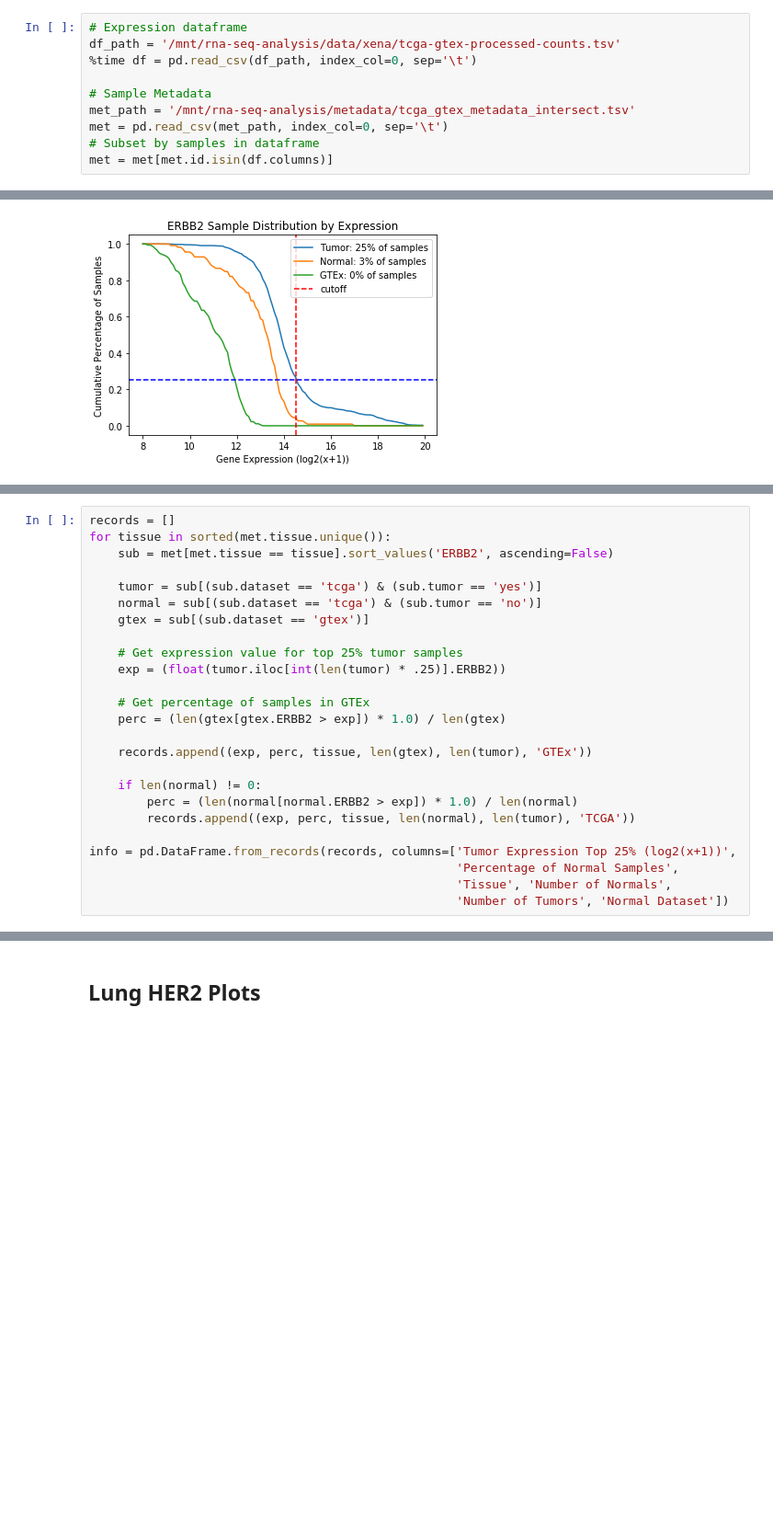
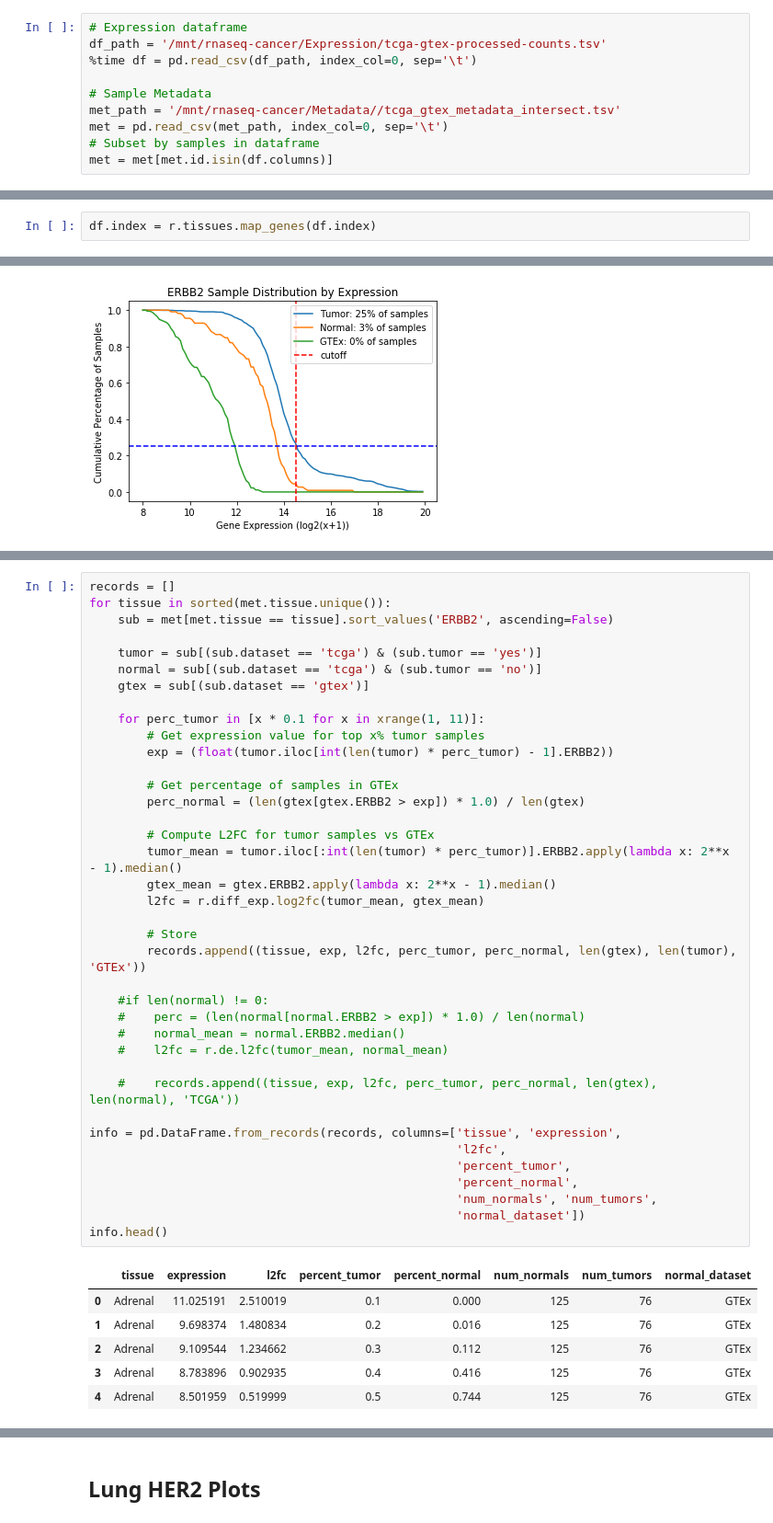
Before and after one commit to jvivian/rnaseq-notebooks, a Jupyter notebook: 3-Repositionable-Drugs/Drugs/Trastuzumab/HER2-Plots.ipynb, the cells around one changed output, grey strips where cells are left out. Shown at 92% size. Drawn from its saved outputs; the diff is of its cells as text; blank space fills up the shorter version.

```diff
--- a/3-Repositionable-Drugs/Drugs/Trastuzumab/HER2-Plots.ipynb
+++ b/3-Repositionable-Drugs/Drugs/Trastuzumab/HER2-Plots.ipynb
@@ -17,11 +17,11 @@ import rnaseq_lib as r
 ## Inputs
 # %%
 # Expression dataframe
-df_path = '/mnt/rna-seq-analysis/data/xena/tcga-gtex-processed-counts.tsv'
+df_path = '/mnt/rnaseq-cancer/Expression/tcga-gtex-processed-counts.tsv'
 %time df = pd.read_csv(df_path, index_col=0, sep='\t')
 
 # Sample Metadata
-met_path = '/mnt/rna-seq-analysis/metadata/tcga_gtex_metadata_intersect.tsv'
+met_path = '/mnt/rnaseq-cancer/Metadata//tcga_gtex_metadata_intersect.tsv'
 met = pd.read_csv(met_path, index_col=0, sep='\t')
 # Subset by samples in dataframe
 met = met[met.id.isin(df.columns)]
@@ -31,3 +33,5 @@ Wall time: 2min 17s
+# %%
+df.index = r.tissues.map_genes(df.index)
 # %% [markdown]
 Add HER2/EGFR gene counts to dataframe
 # %%
@@ -85,25 +91,45 @@ Plot:
 # %%
 records = []
 for tissue in sorted(met.tissue.unique()):
     sub = met[met.tissue == tissue].sort_values('ERBB2', ascending=False)
 
     tumor = sub[(sub.dataset == 'tcga') & (sub.tumor == 'yes')]
     normal = sub[(sub.dataset == 'tcga') & (sub.tumor == 'no')]
     gtex = sub[(sub.dataset == 'gtex')]
 
-    # Get expression value for top 25% tumor samples
-    exp = (float(tumor.iloc[int(len(tumor) * .25)].ERBB2))
+    for perc_tumor in [x * 0.1 for x in xrange(1, 11)]:
+        # Get expression value for top x% tumor samples
+        exp = (float(tumor.iloc[int(len(tumor) * perc_tumor) - 1].ERBB2))
 
-    # Get percentage of samples in GTEx
-    perc = (len(gtex[gtex.ERBB2 > exp]) * 1.0) / len(gtex)
+        # Get percentage of samples in GTEx
+        perc_normal = (len(gtex[gtex.ERBB2 > exp]) * 1.0) / len(gtex)
 
-    records.append((exp, perc, tissue, len(gtex), len(tumor), 'GTEx'))
+        # Compute L2FC for tumor samples vs GTEx
+        tumor_mean = tumor.iloc[:int(len(tumor) * perc_tumor)].ERBB2.apply(lambda x: 2**x - 1).median()
+        gtex_mean = gtex.ERBB2.apply(lambda x: 2**x - 1).median()
+        l2fc = r.diff_exp.log2fc(tumor_mean, gtex_mean)
 
-    if len(normal) != 0:
-        perc = (len(normal[normal.ERBB2 > exp]) * 1.0) / len(normal)
-        records.append((exp, perc, tissue, len(normal), len(tumor), 'TCGA'))
+        # Store
+        records.append((tissue, exp, l2fc, perc_tumor, perc_normal, len(gtex), len(tumor), 'GTEx'))
 
-info = pd.DataFrame.from_records(records, columns=['Tumor Expression Top 25% (log2(x+1))',
-                                                   'Percentage of Normal Samples',
-                                                   'Tissue', 'Number of Normals',
-                                                   'Number of Tumors', 'Normal Dataset'])
+    #if len(normal) != 0:
+    #    perc = (len(normal[normal.ERBB2 > exp]) * 1.0) / len(normal)
+    #    normal_mean = normal.ERBB2.median()
+    #    l2fc = r.de.l2fc(tumor_mean, normal_mean)
+
+    #    records.append((tissue, exp, l2fc, perc_tumor, perc_normal, len(gtex), len(normal), 'TCGA'))
+
+info = pd.DataFrame.from_records(records, columns=['tissue', 'expression',
+                                                   'l2fc',
+                                                   'percent_tumor',
+                                                   'percent_normal',
+                                                   'num_normals', 'num_tumors',
+                                                   'normal_dataset'])
+info.head()
+# %% [output]
+|  | tissue | expression | l2fc | percent_tumor | percent_normal | num_normals | num_tumors | normal_dataset |
+| 0 | Adrenal | 11.025191 | 2.510019 | 0.1 | 0.000 | 125 | 76 | GTEx |
+| 1 | Adrenal | 9.698374 | 1.480834 | 0.2 | 0.016 | 125 | 76 | GTEx |
+| 2 | Adrenal | 9.109544 | 1.234662 | 0.3 | 0.112 | 125 | 76 | GTEx |
+| 3 | Adrenal | 8.783896 | 0.902935 | 0.4 | 0.416 | 125 | 76 | GTEx |
+| 4 | Adrenal | 8.501959 | 0.519999 | 0.5 | 0.744 | 125 | 76 | GTEx |
```
Also changed, not shown: parts of 25 cells of this notebook.
